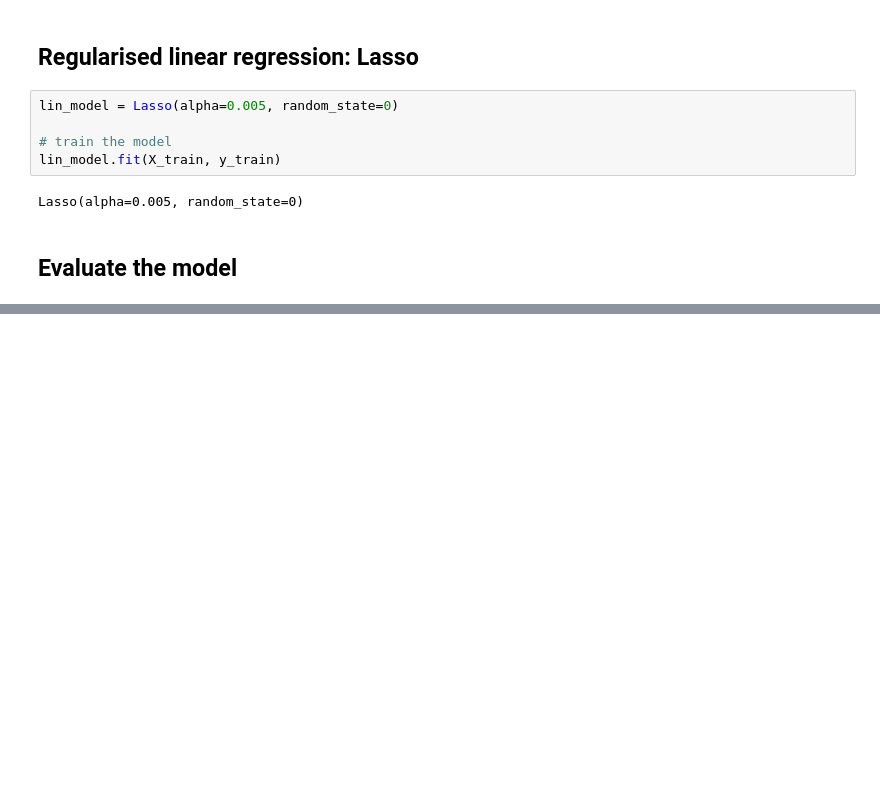
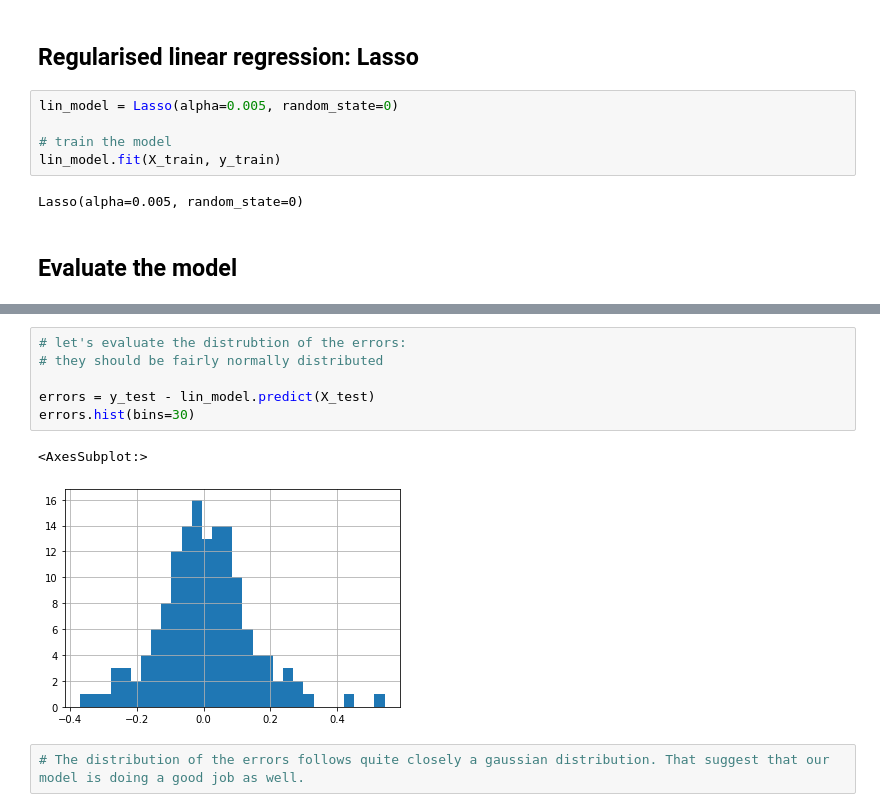
Before and after one commit to Jeffresh/deployment-of-machine-learning-models, a Jupyter notebook: section2/model_building.ipynb, the cells around one changed output, grey strips where cells are left out. Cells and saved outputs as stored; diff of their text form; blank space fills up the shorter version.

```diff
--- a/section2/model_building.ipynb
+++ b/section2/model_building.ipynb
@@ -100,0 +171,11 @@ Lasso(alpha=0.005, random_state=0)
+# %%
+# let's evaluate the distrubtion of the errors:
+# they should be fairly normally distributed
+
+errors = y_test - lin_model.predict(X_test)
+errors.hist(bins=30)
+# %% [output]
+<AxesSubplot:>
+[figure, added]
+# %%
+# The distribution of the errors follows quite closely a gaussian distribution. That suggest that our model is doing a good job as well.
```
Also changed, not shown: parts of 4 cells of this notebook.
